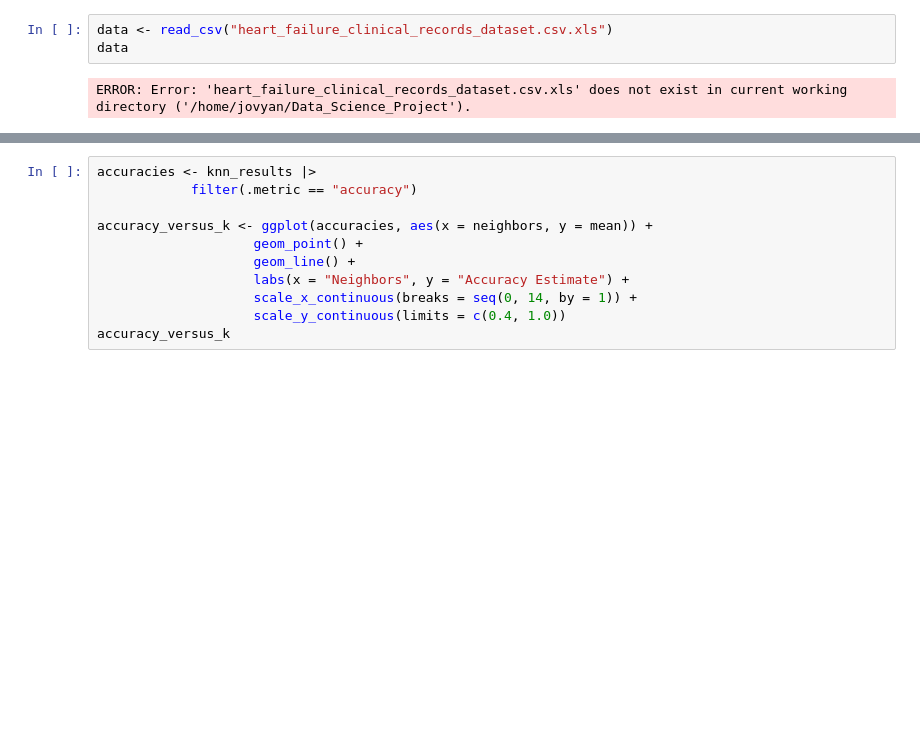
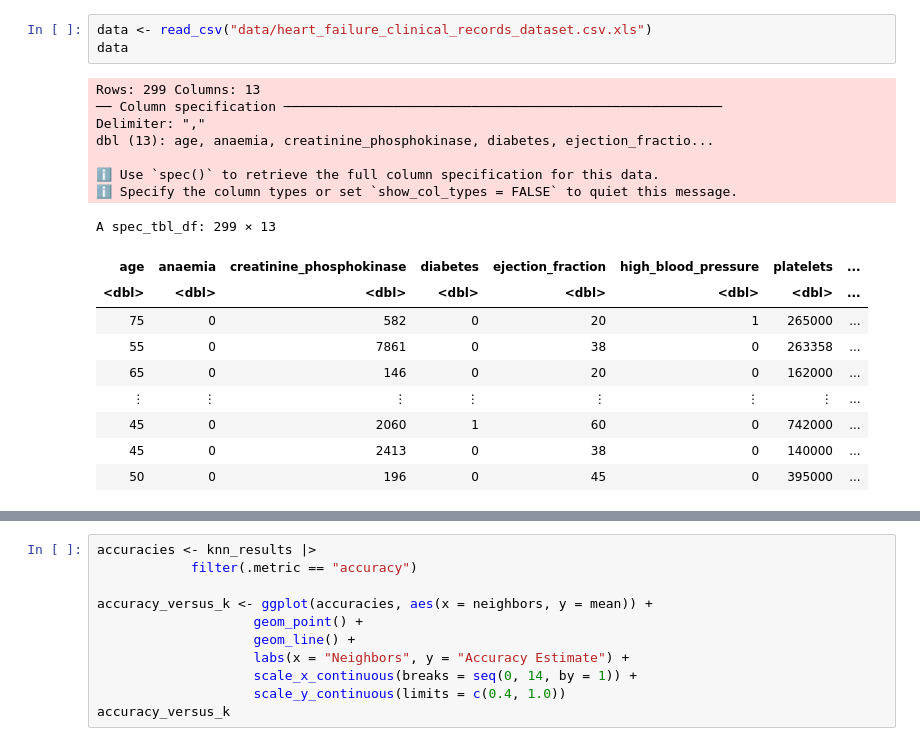
Before and after one commit to KristenisHuaiyi/Data_Science_Project, a Jupyter notebook: Untitled2.ipynb, the cells around one changed output, grey strips where cells are left out. Saved outputs shown, nothing was run; the diff lists cells and outputs as text; blank space fills up the shorter version.

```diff
--- a/Untitled2.ipynb
+++ b/Untitled2.ipynb
@@ -24,10 +15,26 @@ A version of this package for your version of R might be available elsewhere,
 see the ideas at
 https://cran.r-project.org/doc/manuals/r-patched/R-admin.html#Installing-packages”
 # %%
-data <- read_csv("heart_failure_clinical_records_dataset.csv.xls")
+data <- read_csv("data/heart_failure_clinical_records_dataset.csv.xls")
 data
 # %% [output]
-ERROR: Error: 'heart_failure_clinical_records_dataset.csv.xls' does not exist in current working directory ('/home/jovyan/Data_Science_Project').
+Rows: 299 Columns: 13
+── Column specification ────────────────────────────────────────────────────────
+Delimiter: ","
+dbl (13): age, anaemia, creatinine_phosphokinase, diabetes, ejection_fractio...
+
+ℹ Use `spec()` to retrieve the full column specification for this data.
+ℹ Specify the column types or set `show_col_types = FALSE` to quiet this message.
+A spec_tbl_df: 299 × 13
+| age | anaemia | creatinine_phosphokinase | diabetes | ejection_fraction | high_blood_pressure | platelets | ... |
+| <dbl> | <dbl> | <dbl> | <dbl> | <dbl> | <dbl> | <dbl> | ... |
+| 75 | 0 | 582 | 0 | 20 | 1 | 265000 | ... |
+| 55 | 0 | 7861 | 0 | 38 | 0 | 263358 | ... |
+| 65 | 0 | 146 | 0 | 20 | 0 | 162000 | ... |
+| ⋮ | ⋮ | ⋮ | ⋮ | ⋮ | ⋮ | ⋮ | ... |
+| 45 | 0 | 2060 | 1 | 60 | 0 | 742000 | ... |
+| 45 | 0 | 2413 | 0 | 38 | 0 | 140000 | ... |
+| 50 | 0 | 196 | 0 | 45 | 0 | 395000 | ... |
 # %%
 data_wrangled <- data |>
             select(age, creatinine_phosphokinase, platelets, ejection_fraction, serum_creatinine, serum_sodium, time, DEATH_EVENT) |>
```
Also changed, not shown: parts of 8 cells of this notebook, 1 other file.
